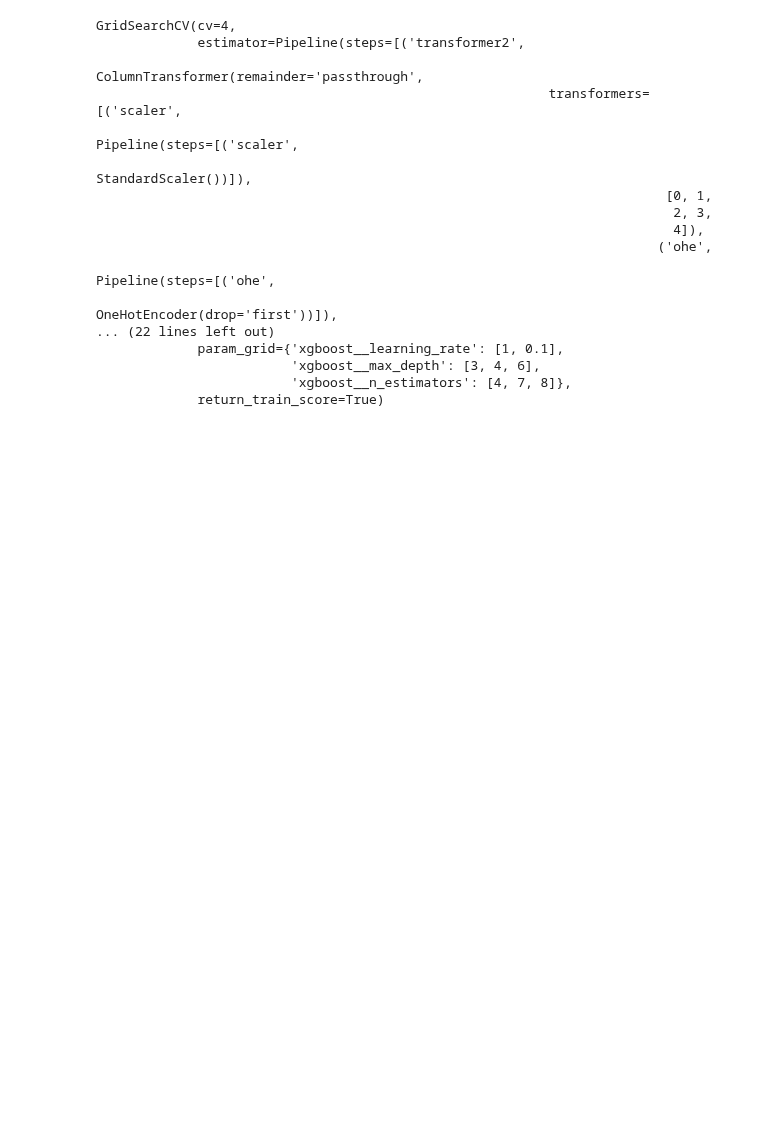
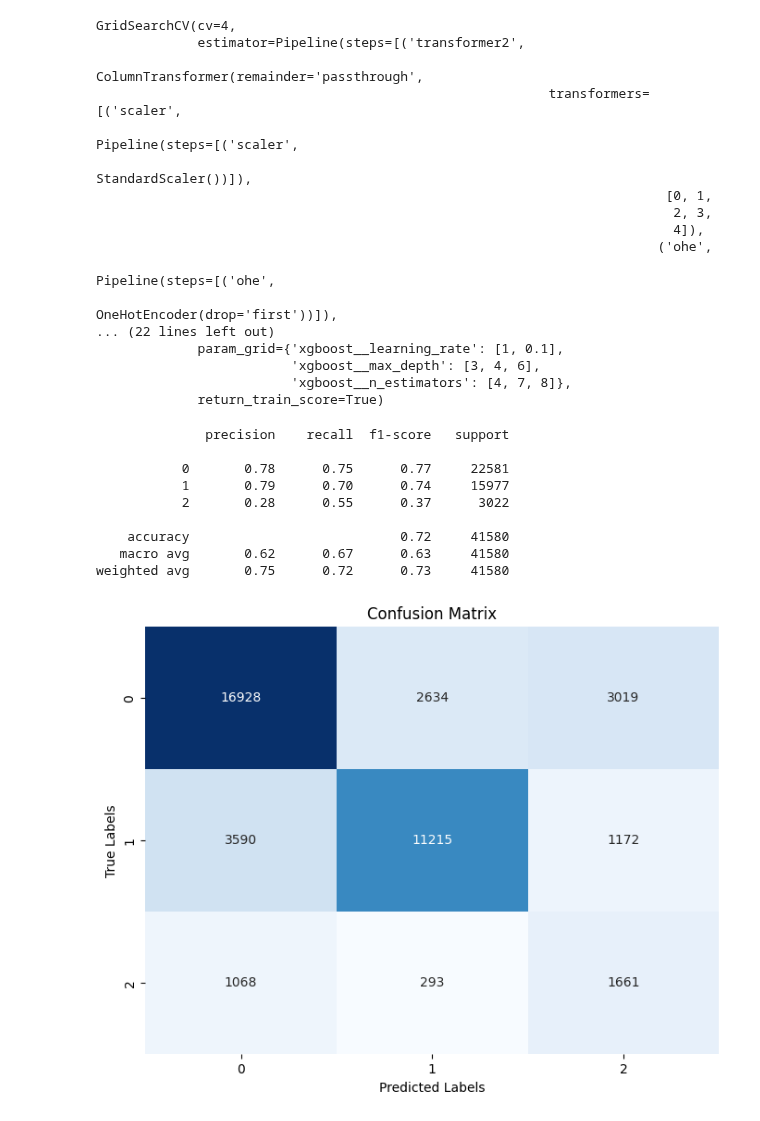
Before and after one commit to dev-ezzy/Classification-model, a Jupyter notebook: Models.ipynb, the cells around one changed output. Cells and saved outputs as stored; diff of their text form; code cells hidden in the pictures; blank space fills up the shorter version.

```diff
--- a/Models.ipynb
+++ b/Models.ipynb
@@ -701,3 +701,20 @@ GridSearchCV(cv=4,
                          'xgboost__max_depth': [3, 4, 6],
                          'xgboost__n_estimators': [4, 7, 8]},
              return_train_score=True)
+# %%
+#predic X_train
+train_pred = xg_boost.predict(X_train)
+#scores and matrix
+metrics(y_train, train_pred)
+plot_matrix(y_train, train_pred, xg_boost)
+# %% [output]
+              precision    recall  f1-score   support
+
+           0       0.78      0.75      0.77     22581
+           1       0.79      0.70      0.74     15977
+           2       0.28      0.55      0.37      3022
+
+    accuracy                           0.72     41580
+   macro avg       0.62      0.67      0.63     41580
+weighted avg       0.75      0.72      0.73     41580
+[figure, added]
```
Also changed, not shown: parts of 2 cells of this notebook, 1 other file.
